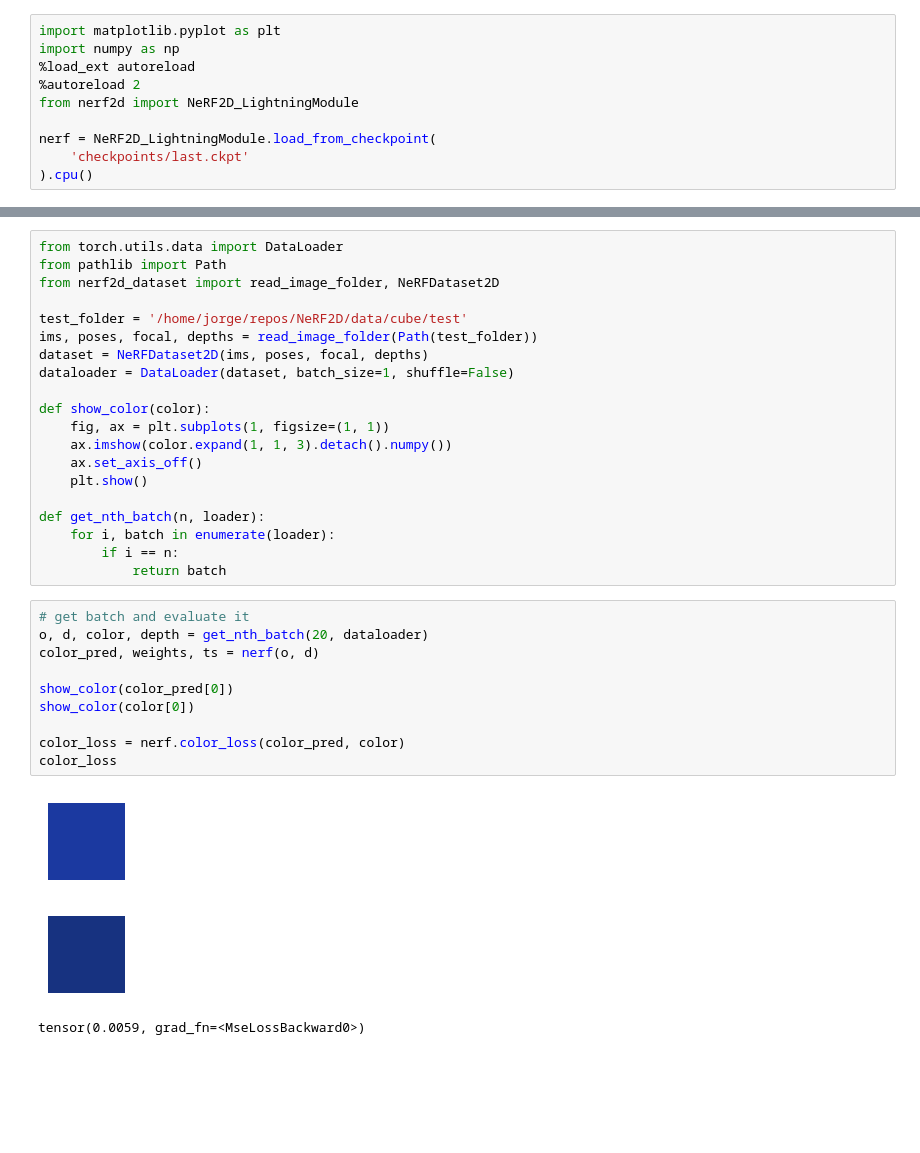
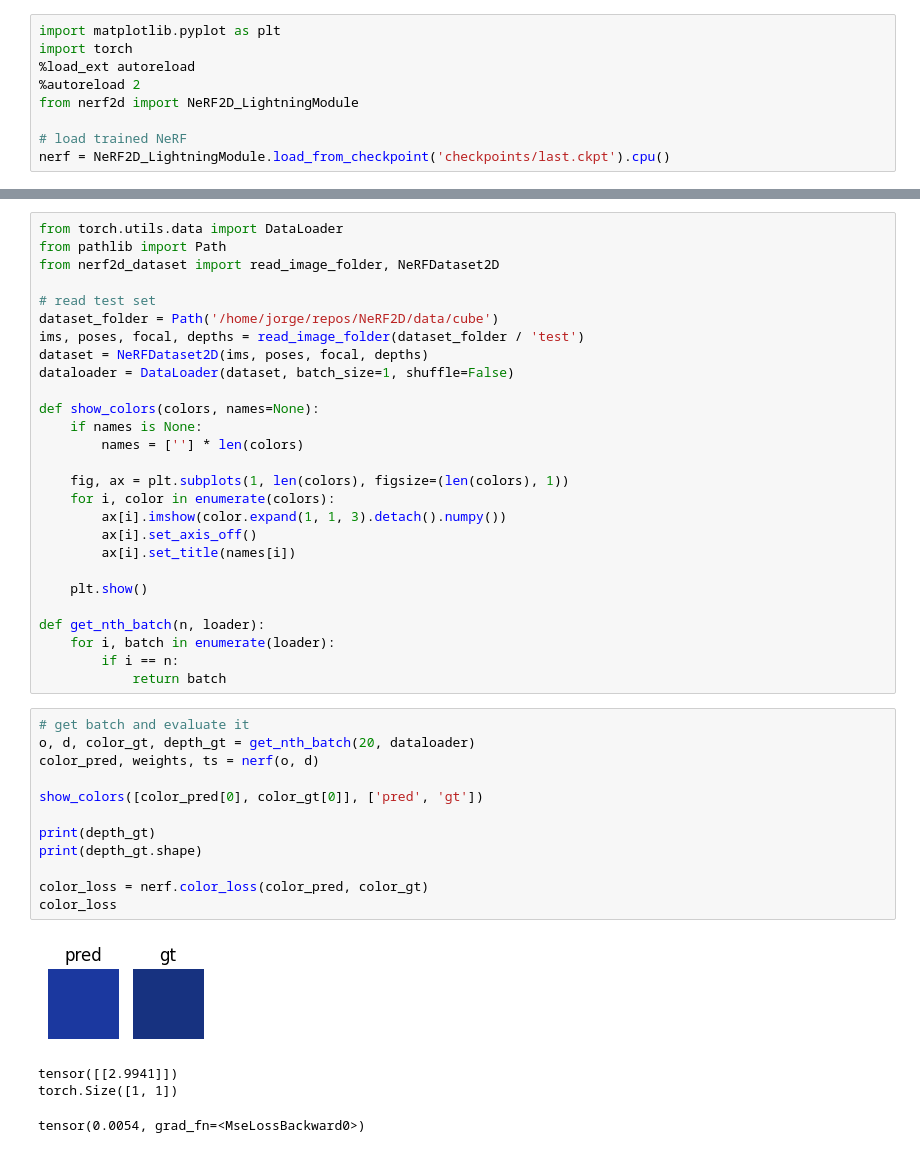
Before and after one commit to Jorgeromeu/NeRF2D, a Jupyter notebook: depth_supervision.ipynb, the cells around one changed output, grey strips where cells are left out. Saved outputs shown, nothing was run; the diff lists cells and outputs as text; blank space fills up the shorter version.

```diff
--- a/depth_supervision.ipynb
+++ b/depth_supervision.ipynb
@@ -1,13 +1,12 @@
 # %%
 import matplotlib.pyplot as plt
-import numpy as np
+import torch
 %load_ext autoreload
 %autoreload 2
 from nerf2d import NeRF2D_LightningModule
 
-nerf = NeRF2D_LightningModule.load_from_checkpoint(
-    'checkpoints/last.ckpt'
-).cpu()
+# load trained NeRF
+nerf = NeRF2D_LightningModule.load_from_checkpoint('checkpoints/last.ckpt').cpu()
 # %% [output]
 The autoreload extension is already loaded. To reload it, use:
   %reload_ext autoreload
@@ -16,15 +19,22 @@ from torch.utils.data import DataLoader
 from pathlib import Path
 from nerf2d_dataset import read_image_folder, NeRFDataset2D
 
-test_folder = '/home/jorge/repos/NeRF2D/data/cube/test'
-ims, poses, focal, depths = read_image_folder(Path(test_folder))
+# read test set
+dataset_folder = Path('/home/jorge/repos/NeRF2D/data/cube')
+ims, poses, focal, depths = read_image_folder(dataset_folder / 'test')
 dataset = NeRFDataset2D(ims, poses, focal, depths)
 dataloader = DataLoader(dataset, batch_size=1, shuffle=False)
 
-def show_color(color):
-    fig, ax = plt.subplots(1, figsize=(1, 1))
-    ax.imshow(color.expand(1, 1, 3).detach().numpy())
-    ax.set_axis_off()
+def show_colors(colors, names=None):
+    if names is None:
+        names = [''] * len(colors)
+
+    fig, ax = plt.subplots(1, len(colors), figsize=(len(colors), 1))
+    for i, color in enumerate(colors):
+        ax[i].imshow(color.expand(1, 1, 3).detach().numpy())
+        ax[i].set_axis_off()
+        ax[i].set_title(names[i])
+
     plt.show()
 
 def get_nth_batch(n, loader):
@@ -33,16 +43,19 @@ def get_nth_batch(n, loader):
             return batch
 # %%
 # get batch and evaluate it
-o, d, color, depth = get_nth_batch(20, dataloader)
+o, d, color_gt, depth_gt = get_nth_batch(20, dataloader)
 color_pred, weights, ts = nerf(o, d)
 
-show_color(color_pred[0])
-show_color(color[0])
+show_colors([color_pred[0], color_gt[0]], ['pred', 'gt'])
 
-color_loss = nerf.color_loss(color_pred, color)
+print(depth_gt)
+print(depth_gt.shape)
+
+color_loss = nerf.color_loss(color_pred, color_gt)
 color_loss
 # %% [output]
-[figure, old version]
+[figure, new version]
-[figure, removed]
-tensor(0.0059, grad_fn=<MseLossBackward0>)
+tensor([[2.9941]])
+torch.Size([1, 1])
+tensor(0.0054, grad_fn=<MseLossBackward0>)
 # %%
```
Also changed, not shown: parts of 5 cells of this notebook, 1 other file.
